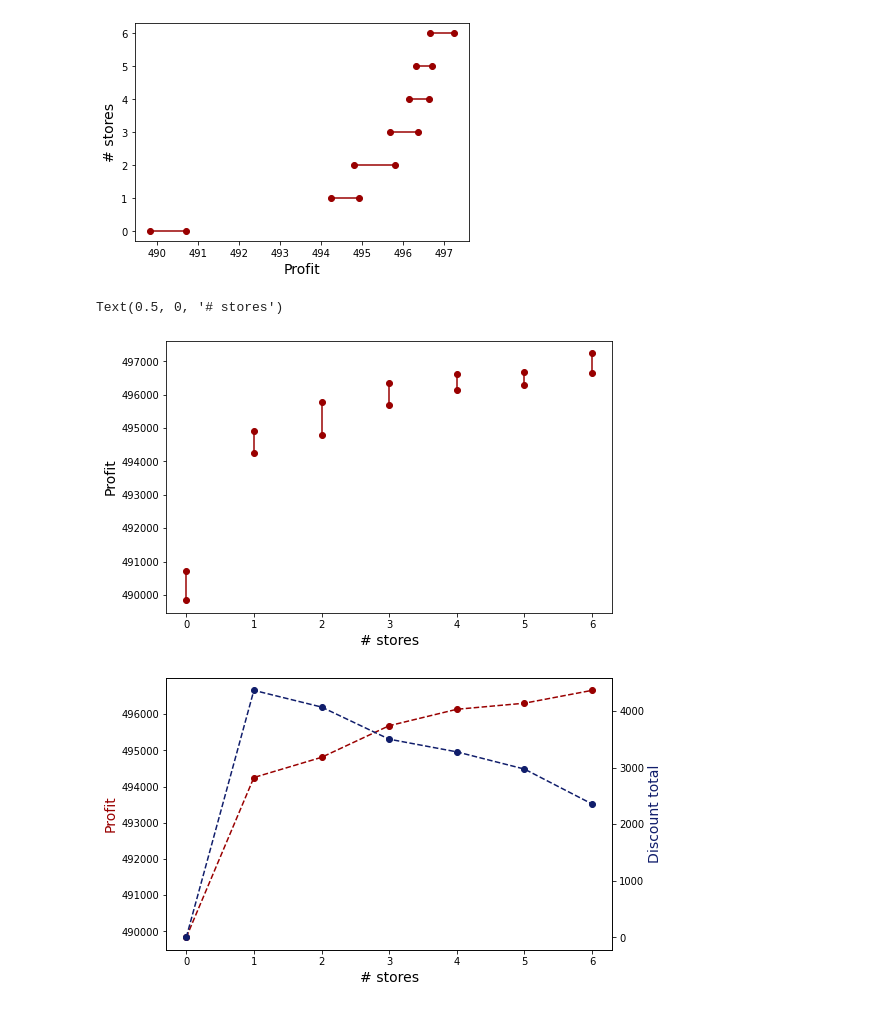
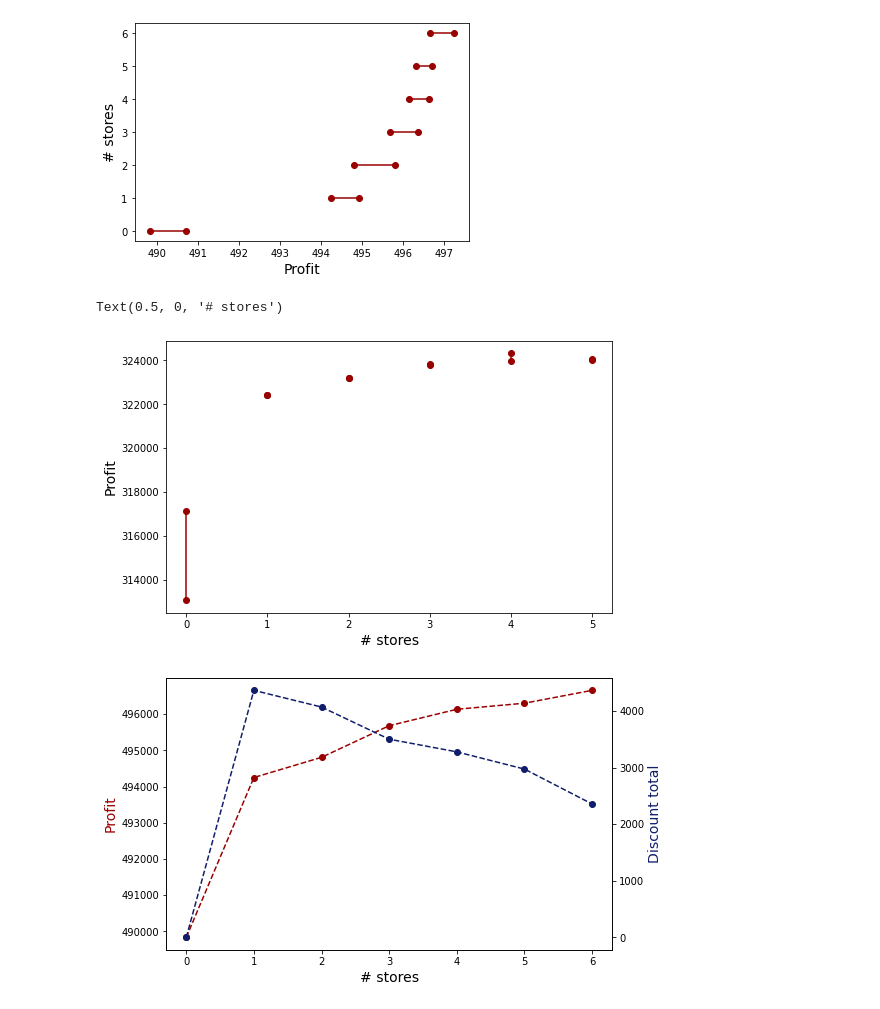
Before and after one commit to riabova/bilevel_pricing, a Jupyter notebook: code/python/plots.ipynb, the cells around one changed output. Drawn from its saved outputs; the diff is of its cells as text; code cells hidden in the pictures.

```diff
--- a/code/python/plots.ipynb
+++ b/code/python/plots.ipynb
@@ -24,6 +24,7 @@ np.mean(r2 - r3)
 # 60 custs
 # %%
 intervals = [[489833, 490723], [494250, 494925], [494807, 495792], [495680, 496368], [496134, 496620], [496302, 496695], [496657, 497243]]
+intervals = [[313082, 317144], [322401, 322434], [323178, 323212], [323788, 323821], [323980, 324317], [324019, 324051]] #40 custs
 # %%
 #fig, ax = plt.subplots(figsize=(12, 7))
 #plt.plot([x[0] for x in intervals], range(7), linestyle="--", color="black")
@@ -38,14 +39,14 @@ Text(0, 0.5, '# stores')
 [figure]
 # %%
 fig,ax = plt.subplots(figsize=(8, 5))
-for i in range(7):
+for i in range(6):
     plt.plot((i, i), (intervals[i][0], intervals[i][1]), 'ro-', color="#990000")
-plt.xticks(range(7))
+plt.xticks(range(6))
 plt.ylabel("Profit", fontsize=14)
 plt.xlabel("# stores", fontsize=14)
 # %% [output]
 Text(0.5, 0, '# stores')
-[figure, old version]
+[figure, new version]
 # %%
 rcosts = [16873, 7467, 7206, 6901, 6670, 6805, 7069]
 spent = [0, 4367, 4072, 3504, 3280, 2976, 2359]
```
Also changed, not shown: parts of 7 cells of this notebook, 32 other files.
